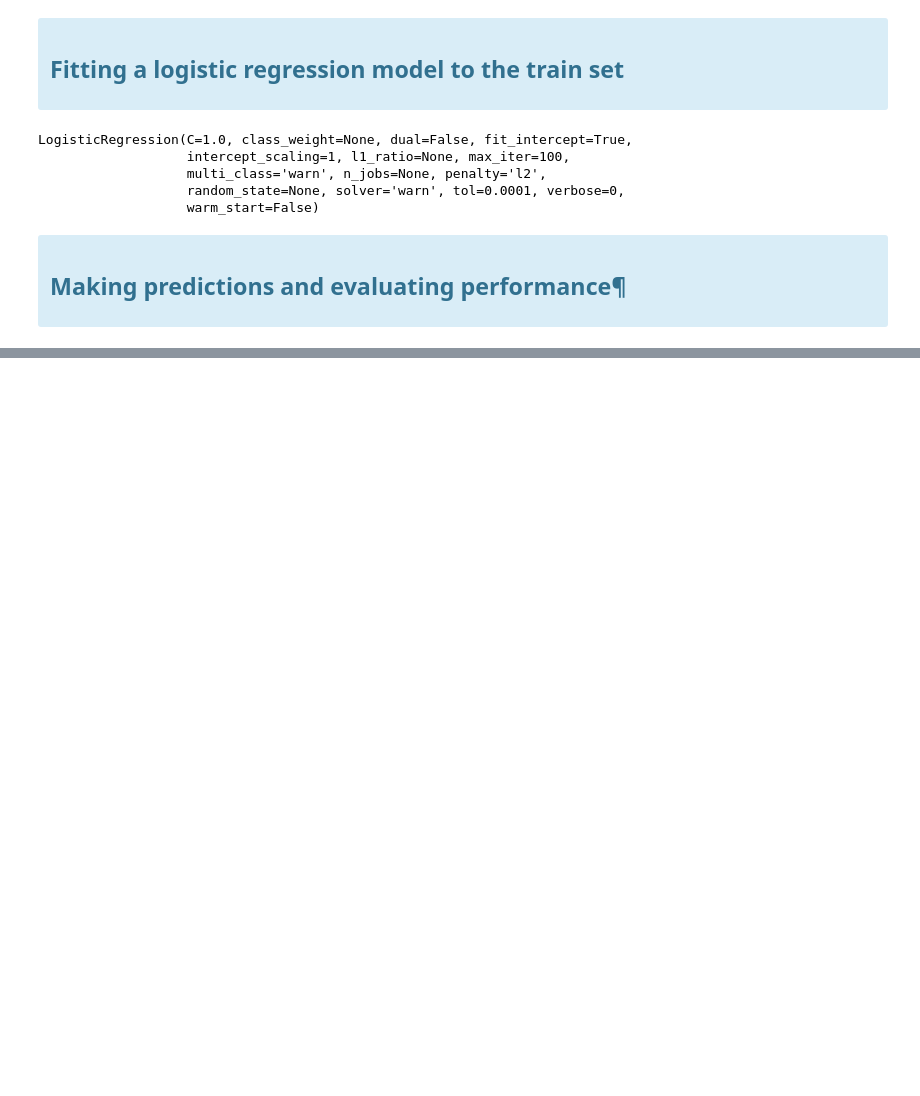
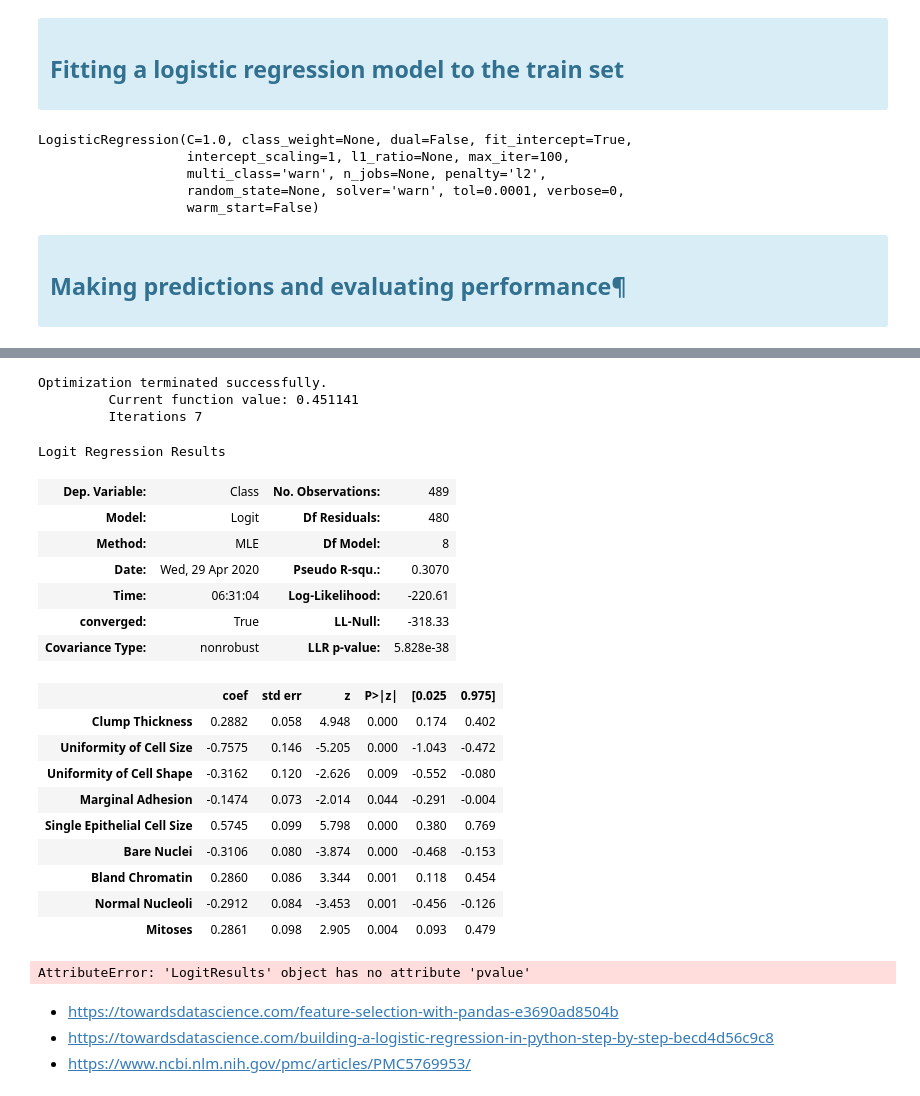
Before and after one commit to Mahnatse-rgb/breast-cancer-prediction, a Jupyter notebook: breast_cancer_prediction.ipynb, the cells around one changed output, grey strips where cells are left out. Drawn from its saved outputs; the diff is of its cells as text; code cells hidden in the pictures; blank space fills up the shorter version.

```diff
--- a/breast_cancer_prediction.ipynb
+++ b/breast_cancer_prediction.ipynb
@@ -299,0 +334,6 @@ ValueError: Data is not binary and pos_label is not specified
+# %%
+#Adding constant column of ones, mandatory for sm.OLS model
+X_1 = sm.add_constant(X)
+#Fitting sm.OLS model
+model = sm.OLS(y,X_1).fit()
+model.pvalues
@@ -299,0 +404,35 @@ ValueError: Data is not binary and pos_label is not specified
+# %%
+import statsmodels.api as sm
+stats_logreg= sm.Logit(y_train, X_train)
+result= stats_logreg.fit()
+result.summary()
+# %% [output]
+Optimization terminated successfully.
+         Current function value: 0.451141
+         Iterations 7
+Logit Regression Results
+| Dep. Variable: | Class | No. Observations: | 489 |
+| Model: | Logit | Df Residuals: | 480 |
+| Method: | MLE | Df Model: | 8 |
+| Date: | Wed, 29 Apr 2020 | Pseudo R-squ.: | 0.3070 |
+| Time: | 06:31:04 | Log-Likelihood: | -220.61 |
+| converged: | True | LL-Null: | -318.33 |
+| Covariance Type: | nonrobust | LLR p-value: | 5.828e-38 |
+|  | coef | std err | z | P>|z| | [0.025 | 0.975] |
+| Clump Thickness | 0.2882 | 0.058 | 4.948 | 0.000 | 0.174 | 0.402 |
+| Uniformity of Cell Size | -0.7575 | 0.146 | -5.205 | 0.000 | -1.043 | -0.472 |
+| Uniformity of Cell Shape | -0.3162 | 0.120 | -2.626 | 0.009 | -0.552 | -0.080 |
+| Marginal Adhesion | -0.1474 | 0.073 | -2.014 | 0.044 | -0.291 | -0.004 |
+| Single Epithelial Cell Size | 0.5745 | 0.099 | 5.798 | 0.000 | 0.380 | 0.769 |
+| Bare Nuclei | -0.3106 | 0.080 | -3.874 | 0.000 | -0.468 | -0.153 |
+| Bland Chromatin | 0.2860 | 0.086 | 3.344 | 0.001 | 0.118 | 0.454 |
+| Normal Nucleoli | -0.2912 | 0.084 | -3.453 | 0.001 | -0.456 | -0.126 |
+| Mitoses | 0.2861 | 0.098 | 2.905 | 0.004 | 0.093 | 0.479 |
+# %%
+result.pvalue()
+# %% [output]
+AttributeError: 'LogitResults' object has no attribute 'pvalue'
+# %% [markdown]
+- https://towardsdatascience.com/feature-selection-with-pandas-e3690ad8504b
+- https://towardsdatascience.com/building-a-logistic-regression-in-python-step-by-step-becd4d56c9c8
+- https://www.ncbi.nlm.nih.gov/pmc/articles/PMC5769953/
```
Also changed, not shown: parts of 18 cells of this notebook.
